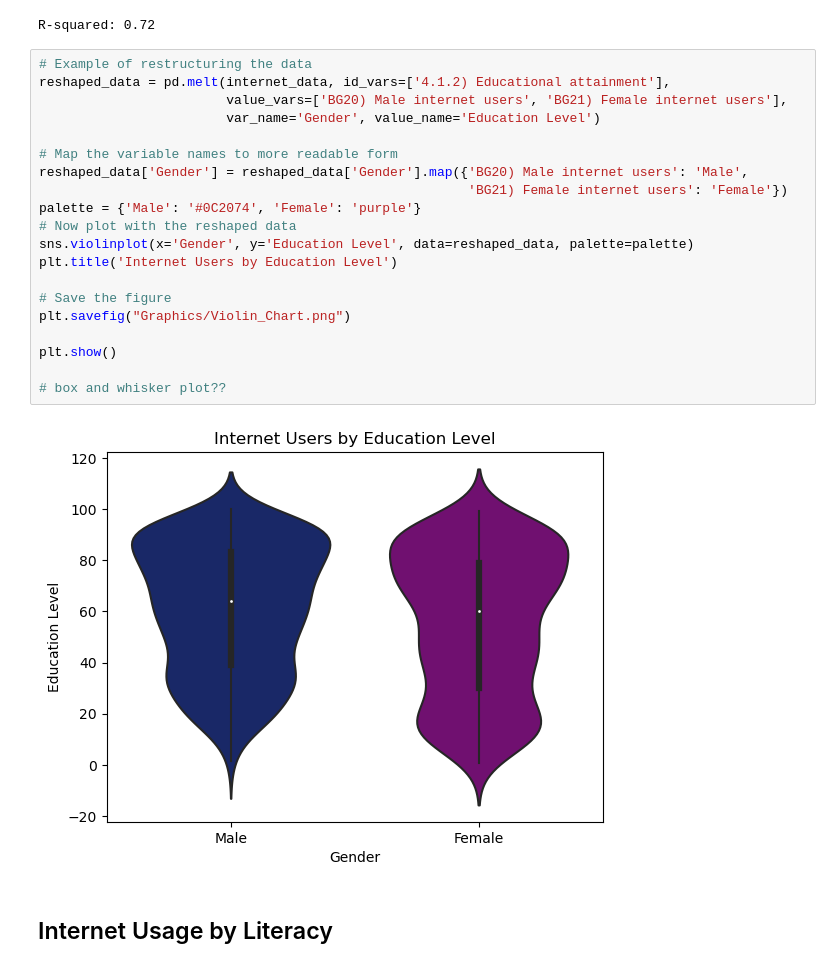
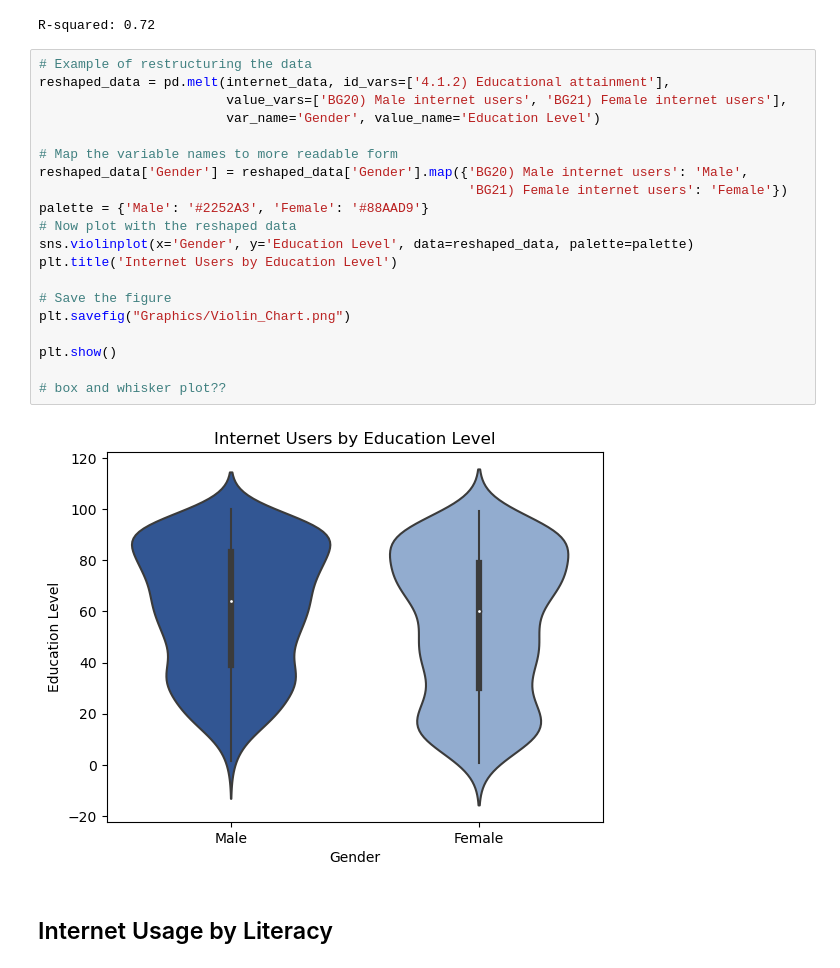
Before and after one commit to tiascott01/07_GroupProject1, a Jupyter notebook: Internet Demographics/internet-usage-working.ipynb, the cells around one changed output. Drawn from its saved outputs; the diff is of its cells as text.

```diff
--- a/Internet Demographics/internet-usage-working.ipynb
+++ b/Internet Demographics/internet-usage-working.ipynb
@@ -418,25 +418,25 @@ R-squared: 0.72
 # %%
 # Example of restructuring the data
 reshaped_data = pd.melt(internet_data, id_vars=['4.1.2) Educational attainment'],
                         value_vars=['BG20) Male internet users', 'BG21) Female internet users'],
                         var_name='Gender', value_name='Education Level')
 
 # Map the variable names to more readable form
 reshaped_data['Gender'] = reshaped_data['Gender'].map({'BG20) Male internet users': 'Male',
                                                        'BG21) Female internet users': 'Female'})
-palette = {'Male': '#0C2074', 'Female': 'purple'}
+palette = {'Male': '#2252A3', 'Female': '#88AAD9'}
 # Now plot with the reshaped data
 sns.violinplot(x='Gender', y='Education Level', data=reshaped_data, palette=palette)
 plt.title('Internet Users by Education Level')
 
 # Save the figure
 plt.savefig("Graphics/Violin_Chart.png")
 
 plt.show()
 
 # box and whisker plot??
 # %% [output]
-[figure, old version]
+[figure, new version]
 # %% [markdown]
 ## Internet Usage by Literacy
 # %%
```
Also changed, not shown: parts of 2 cells of this notebook, 2 other files.
